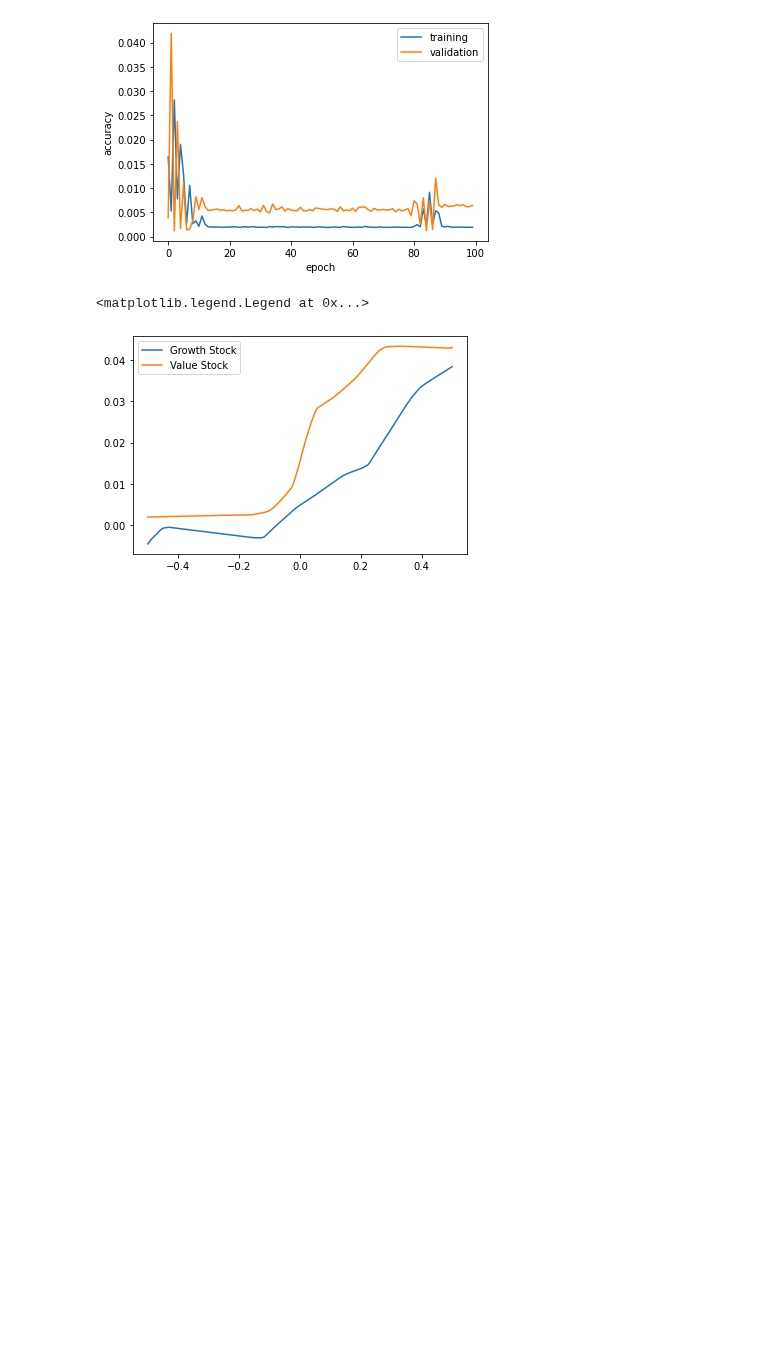
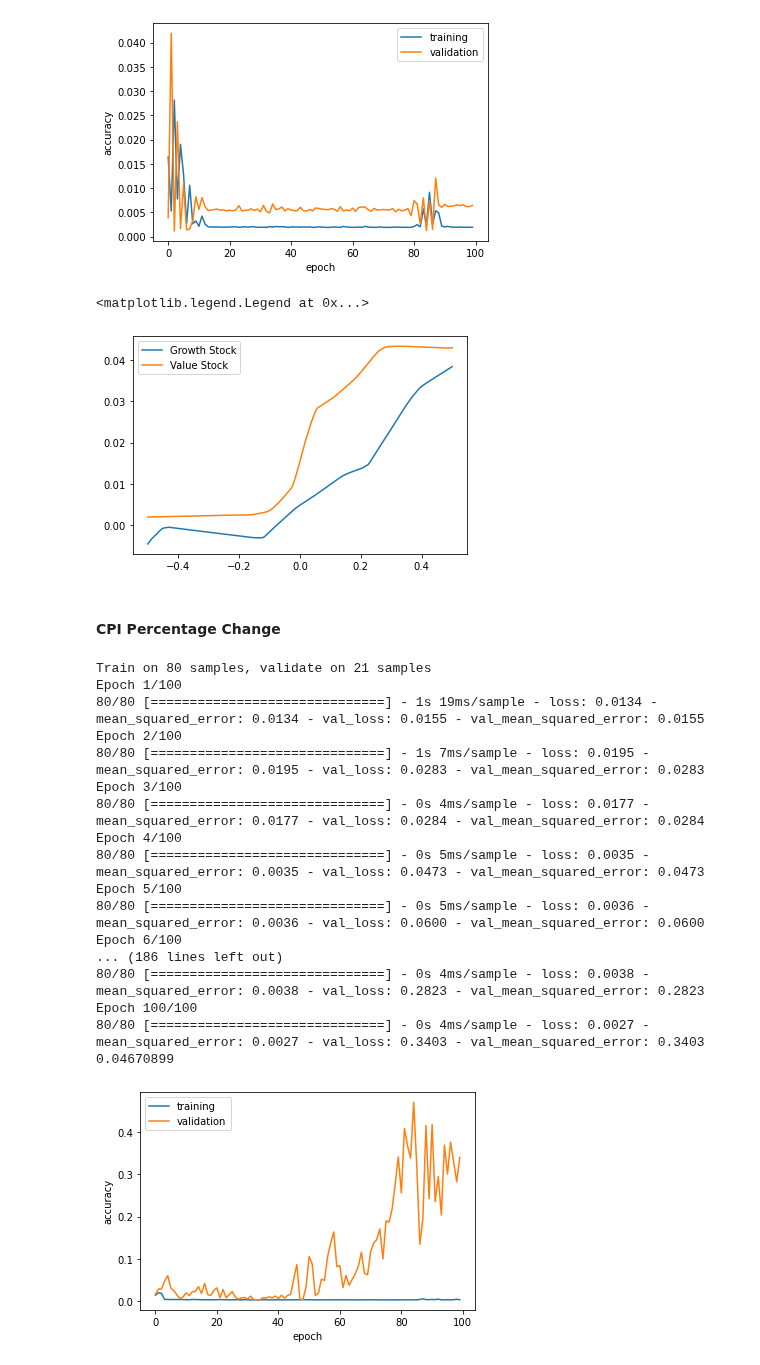
Before and after one commit to lu18cheng/pic16b_stock_analysis, a Jupyter notebook: code/Untitled.ipynb, the cells around one changed output. Drawn from its saved outputs; the diff is of its cells as text; code cells hidden in the pictures; blank space fills up the shorter version.

Commit message:
added CPI chart

```diff
--- a/code/Untitled.ipynb
+++ b/code/Untitled.ipynb
@@ -183,3 +183,26 @@ plt.legend()
 # %% [output]
 <matplotlib.legend.Legend at 0x...>
 [figure]
+# %% [markdown]
+#### CPI Percentage Change
+# %%
+model3 = tfanalysis("GrowthStock_PercentChange", ["CPI_PercentChange"], 0.3)[1]
+# %% [output]
+Train on 80 samples, validate on 21 samples
+Epoch 1/100
+80/80 [==============================] - 1s 19ms/sample - loss: 0.0134 - mean_squared_error: 0.0134 - val_loss: 0.0155 - val_mean_squared_error: 0.0155
+Epoch 2/100
+80/80 [==============================] - 1s 7ms/sample - loss: 0.0195 - mean_squared_error: 0.0195 - val_loss: 0.0283 - val_mean_squared_error: 0.0283
+Epoch 3/100
+80/80 [==============================] - 0s 4ms/sample - loss: 0.0177 - mean_squared_error: 0.0177 - val_loss: 0.0284 - val_mean_squared_error: 0.0284
+Epoch 4/100
+80/80 [==============================] - 0s 5ms/sample - loss: 0.0035 - mean_squared_error: 0.0035 - val_loss: 0.0473 - val_mean_squared_error: 0.0473
+Epoch 5/100
+80/80 [==============================] - 0s 5ms/sample - loss: 0.0036 - mean_squared_error: 0.0036 - val_loss: 0.0600 - val_mean_squared_error: 0.0600
+Epoch 6/100
+... (186 lines left out)
+80/80 [==============================] - 0s 4ms/sample - loss: 0.0038 - mean_squared_error: 0.0038 - val_loss: 0.2823 - val_mean_squared_error: 0.2823
+Epoch 100/100
+80/80 [==============================] - 0s 4ms/sample - loss: 0.0027 - mean_squared_error: 0.0027 - val_loss: 0.3403 - val_mean_squared_error: 0.3403
+0.04670899
+[figure, added]
```
Also changed, not shown: parts of 2 cells of this notebook.
